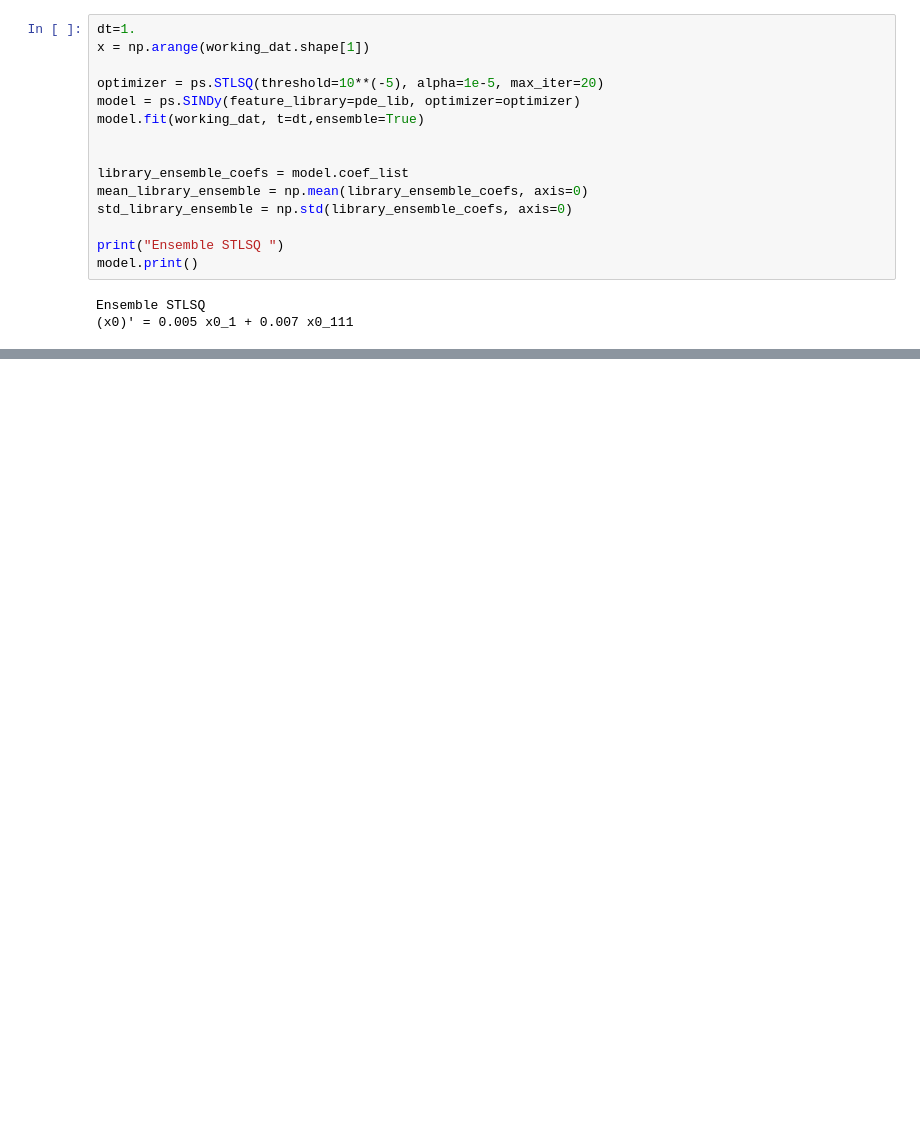
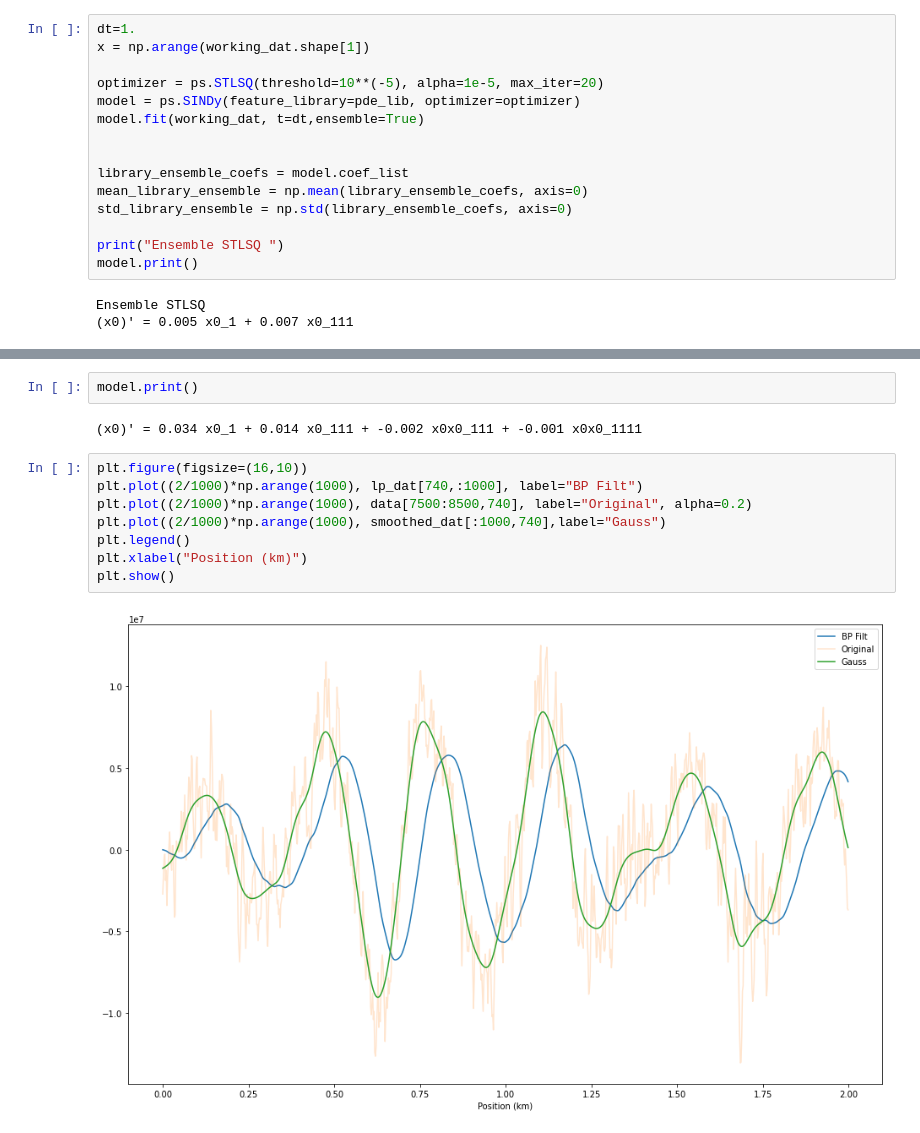
Before and after one commit to Laurd11/sindy-das-new, a Jupyter notebook: extras-testing.ipynb, the cells around one changed output, grey strips where cells are left out. Saved outputs shown, nothing was run; the diff lists cells and outputs as text; blank space fills up the shorter version.

```diff
--- a/extras-testing.ipynb
+++ b/extras-testing.ipynb
@@ -278,0 +332,14 @@ Ensemble STLSQ
+# %%
+model.print()
+# %% [output]
+(x0)' = 0.034 x0_1 + 0.014 x0_111 + -0.002 x0x0_111 + -0.001 x0x0_1111
+# %%
+plt.figure(figsize=(16,10))
+plt.plot((2/1000)*np.arange(1000), lp_dat[740,:1000], label="BP Filt")
+plt.plot((2/1000)*np.arange(1000), data[7500:8500,740], label="Original", alpha=0.2)
+plt.plot((2/1000)*np.arange(1000), smoothed_dat[:1000,740],label="Gauss")
+plt.legend()
+plt.xlabel("Position (km)")
+plt.show()
+# %% [output]
+[figure, added]
```
Also changed, not shown: parts of 13 cells of this notebook, 2 other files.
